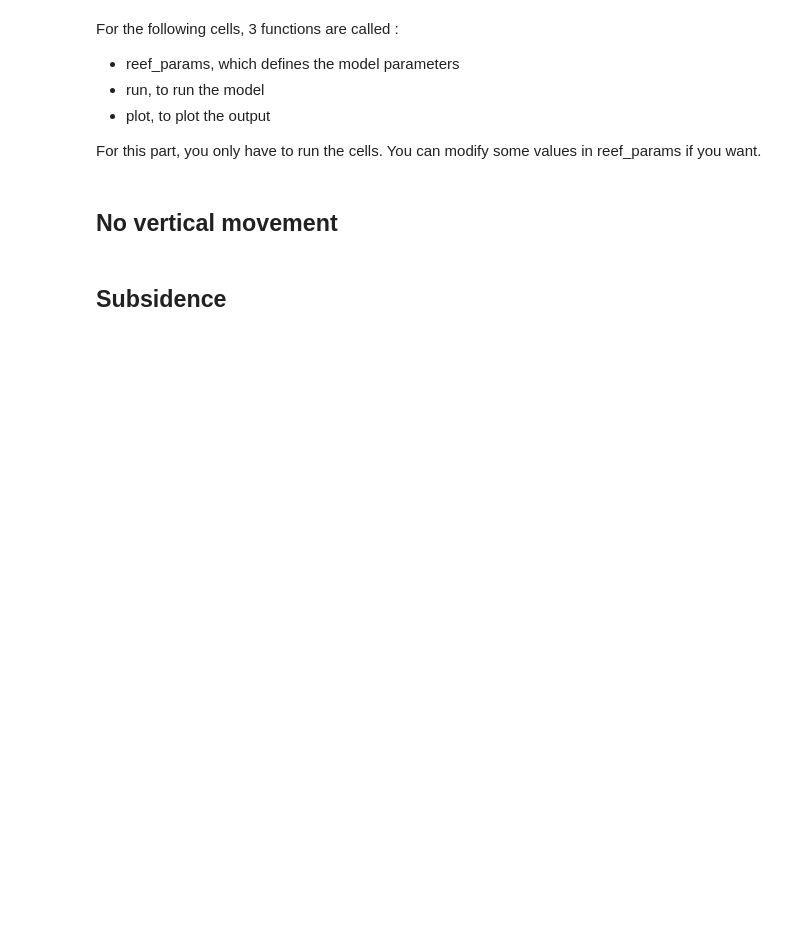
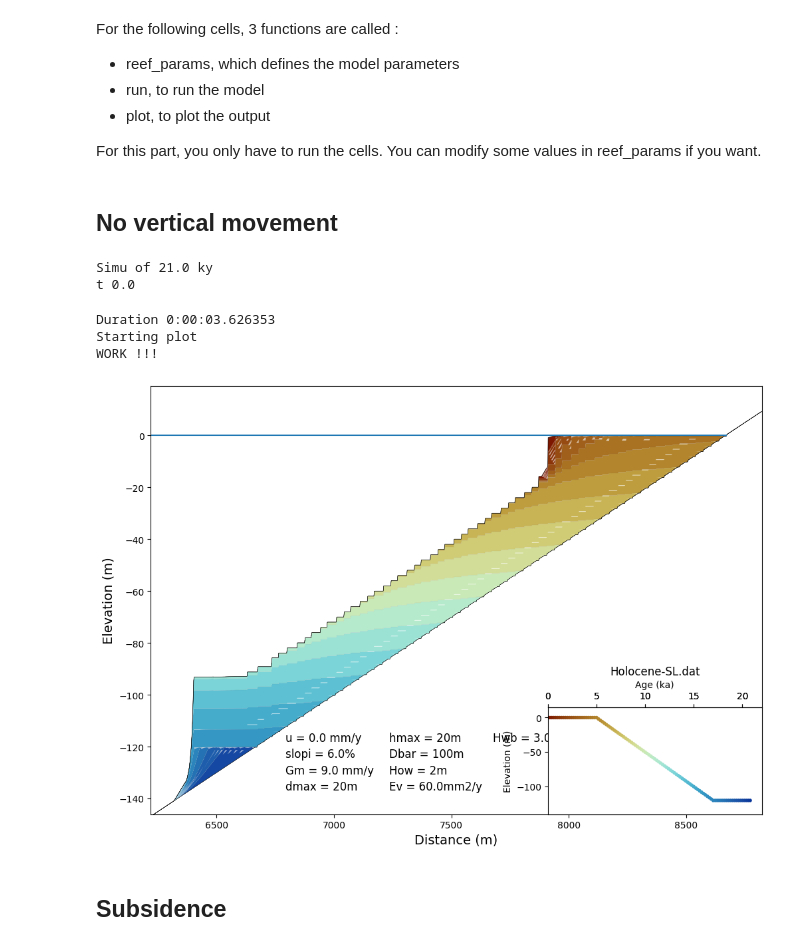
Before and after one commit to YBoucharat/TP_Coral_2024, a Jupyter notebook: REEF/Run_REEF.ipynb, the cells around one changed output. Saved outputs shown, nothing was run; the diff lists cells and outputs as text; code cells hidden in the pictures; blank space fills up the shorter version.

```diff
--- a/REEF/Run_REEF.ipynb
+++ b/REEF/Run_REEF.ipynb
@@ -282,17 +277,24 @@ For this part, you only have to run the cells. You can modify some values in ree
 ## No vertical movement
 # %%
 # Set the variables
-REEF.reef_params(SL = 'Waelbroeck2002-137ky.dat',
+REEF.reef_params(SL = 'Holocene-SL.dat',
                 U = 0e-3,
                 slop = 6e-2,
                 Gm = 9e-3,
                 Ev = 60e-3)
 
 # Run the model
 REEF.run(dt = 200, save = True)
 
 # Plot the output
 REEF.plot()
+# %% [output]
+Simu of 21.0 ky
+t 0.0
+Duration 0:00:03.626353
+Starting plot
+WORK !!!
+[figure, added]
 # %% [markdown]
 ## Subsidence
 # %%
```
Also changed, not shown: parts of 13 cells of this notebook.
